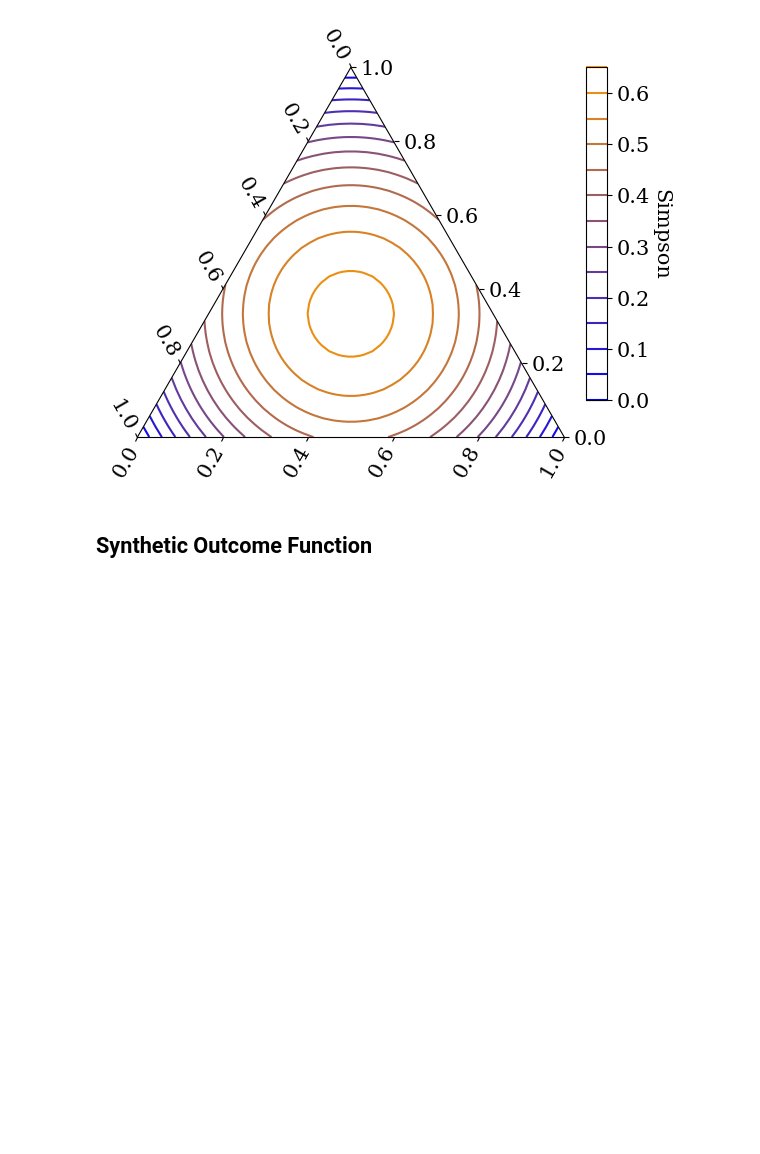
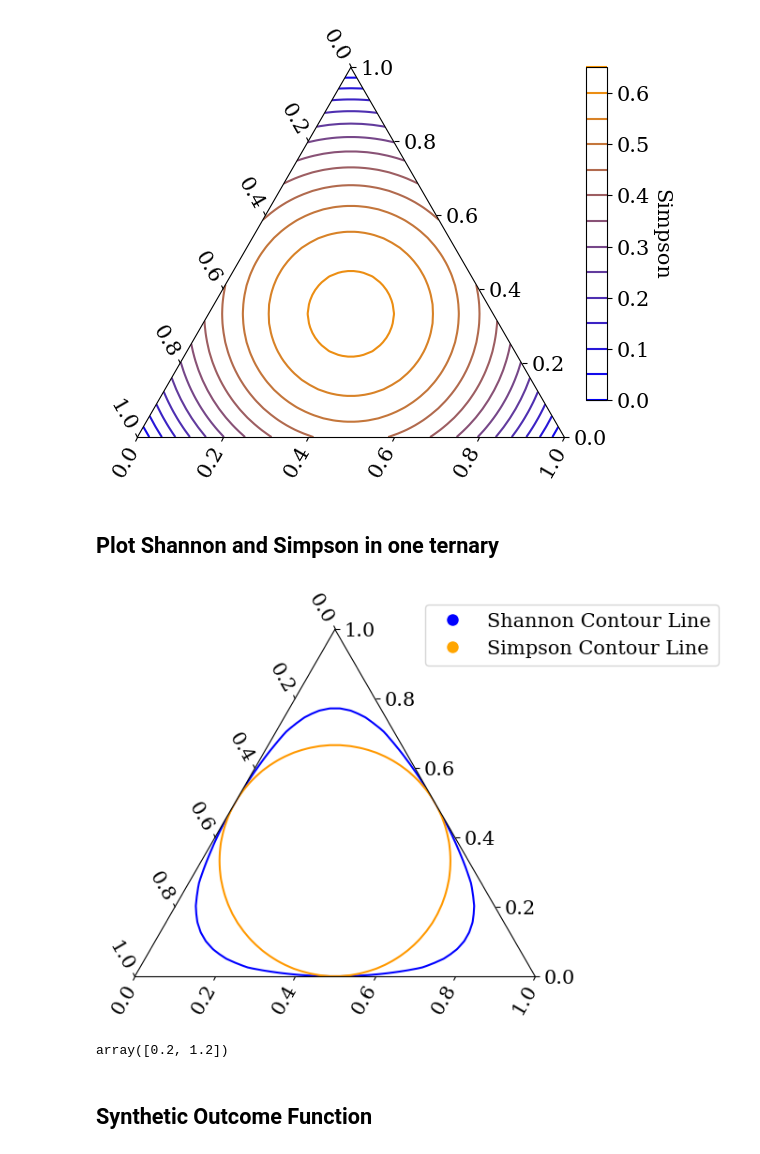
Before and after one commit to EAiler/causal-compositions, a Jupyter notebook: notebooks/1_SimData_DiversitySimplex.ipynb, the cells around one changed output. Drawn from its saved outputs; the diff is of its cells as text; code cells hidden in the pictures; blank space fills up the shorter version.

```diff
--- a/notebooks/1_SimData_DiversitySimplex.ipynb
+++ b/notebooks/1_SimData_DiversitySimplex.ipynb
@@ -98,6 +98,51 @@ fig.savefig("../figures/SimulatedData/diversity_simpson.pdf", bbox_inches='tight
 # %% [output]
 [figure]
 [figure]
+# %% [markdown]
+## Plot Shannon and Simpson in one ternary
+# %%
+from matplotlib.lines import Line2D
+plt.rcParams.update({'font.size': 15, 'font.family': 'serif'})
+fig = plt.figure(figsize=(10.8, 4.8))
+ax = plt.subplot(projection="ternary")
+
+vmin = 1.0
+vmax = 1.2
+
+level_num = 1
+levels = np.linspace(vmin, vmax, level_num)
+
+#pc = ax.tricontour(t, l, r, div_simpson, levels=levels)
+
+# Plotting div_shannon
+pc = ax.tricontour(t, l, r, div_shannon, levels=levels, cmap=cmap)
+
+
+vmin = 0.5
+vmax = 1.2
+
+level_num = 1
+levels = np.linspace(vmin, vmax, level_num)
+
+# Plotting div_simpson on the same axes
+pc2 = ax.tricontour(t, l, r, div_simpson, levels=levels, cmap=cmap.reversed())
+
+
+legend_elements = [Line2D([0], [0], marker='o', color='w', label='Shannon Contour Line',
+                          markerfacecolor='blue', markersize=10),
+                   Line2D([0], [0], marker='o', color='w', label='Simpson Contour Line',
+                          markerfacecolor='orange', markersize=10)]
+
+#ax.legend(handles=legend_elements, loc='upper right')
+ax.legend(handles=legend_elements, loc='upper left', bbox_to_anchor=(0.7, 1.1))
+
+fig.savefig("../figures/SimulatedData/diversity_comparison.pdf", bbox_inches='tight')
+# %% [output]
+[figure, added]
+# %%
+levels
+# %% [output]
+array([0.2, 1.2])
 # %% [markdown]
 ## Synthetic Outcome Function
 # %% [markdown]
```
Also changed, not shown: 9 other files.
